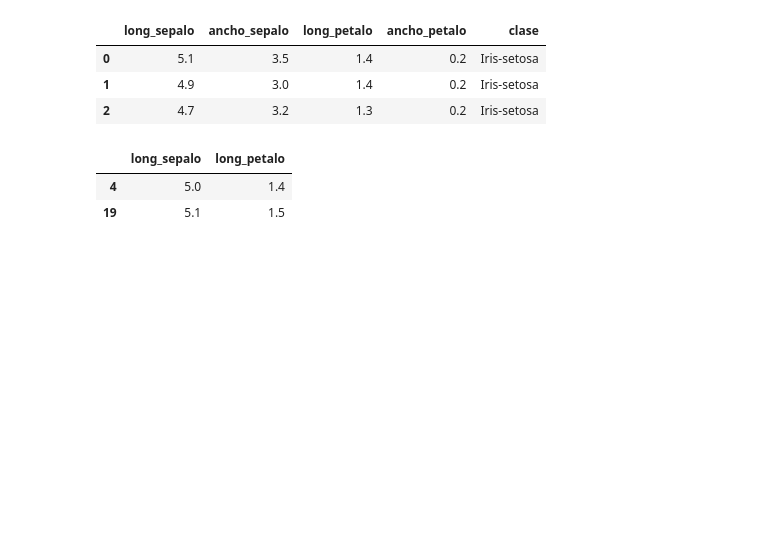
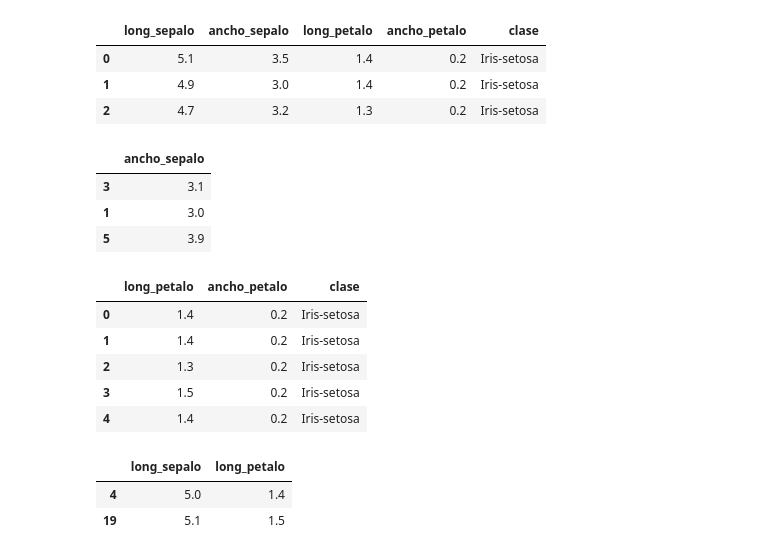
Before and after one commit to ricardoahumada/ml_python, a Jupyter notebook: pandas/Pandas.ipynb, the cells around one changed output. Drawn from its saved outputs; the diff is of its cells as text; code cells hidden in the pictures; blank space fills up the shorter version.

```diff
--- a/pandas/Pandas.ipynb
+++ b/pandas/Pandas.ipynb
@@ -212,6 +212,22 @@ df[:3]
 | 0 | 5.1 | 3.5 | 1.4 | 0.2 | Iris-setosa |
 | 1 | 4.9 | 3.0 | 1.4 | 0.2 | Iris-setosa |
 | 2 | 4.7 | 3.2 | 1.3 | 0.2 | Iris-setosa |
+# %%
+df.loc[[3,1,5],['ancho_sepalo']]
+# %% [output]
+|  | ancho_sepalo |
+| 3 | 3.1 |
+| 1 | 3.0 |
+| 5 | 3.9 |
+# %%
+df.iloc[:5,2:]
+# %% [output]
+|  | long_petalo | ancho_petalo | clase |
+| 0 | 1.4 | 0.2 | Iris-setosa |
+| 1 | 1.4 | 0.2 | Iris-setosa |
+| 2 | 1.3 | 0.2 | Iris-setosa |
+| 3 | 1.5 | 0.2 | Iris-setosa |
+| 4 | 1.4 | 0.2 | Iris-setosa |
 # %%
 df.iloc[[4,19],[0,2]]
 # %% [output]
```
Also changed, not shown: parts of 5 cells of this notebook, 3 other files.
